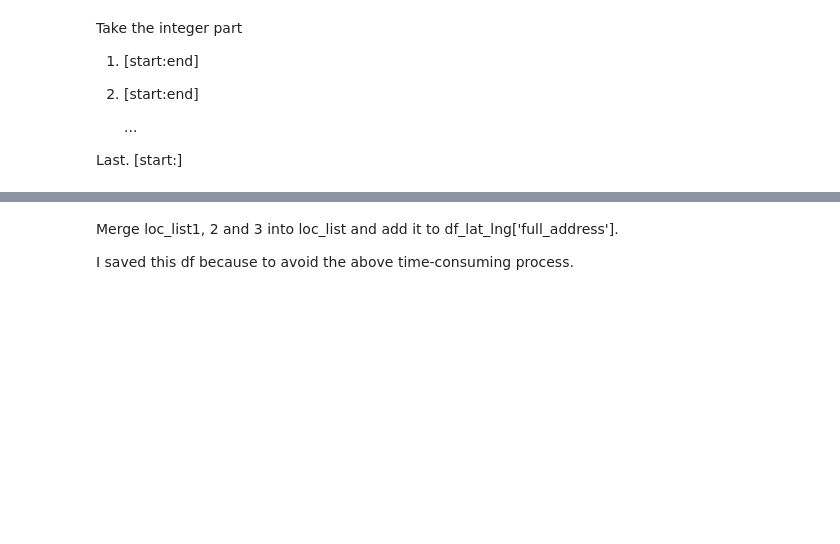
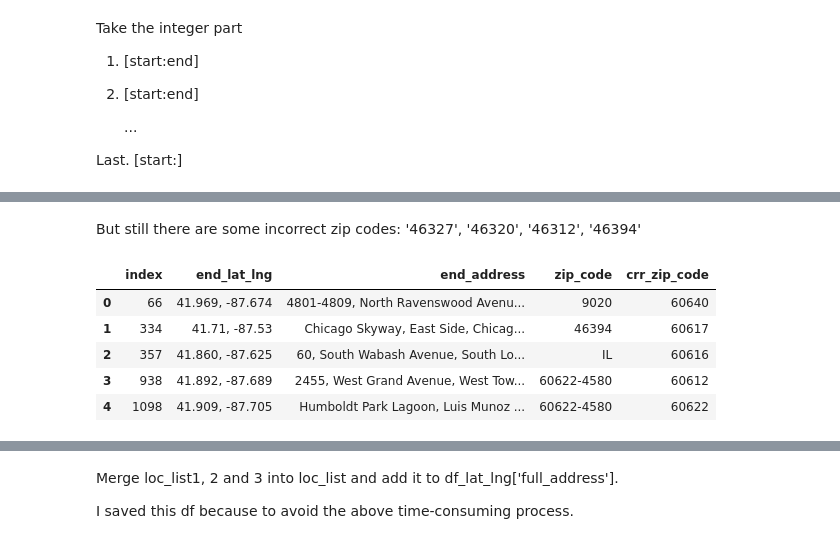
Before and after one commit to slothpunch/Portfolio, a Jupyter notebook: 5. Google Data Analytics/search_zip_codes.ipynb, the cells around one changed output, grey strips where cells are left out. Cells and saved outputs as stored; diff of their text form; code cells hidden in the pictures; blank space fills up the shorter version.

```diff
--- a/5. Google Data Analytics/search_zip_codes.ipynb
+++ b/5. Google Data Analytics/search_zip_codes.ipynb
@@ -351,0 +409,11 @@ df2.head(1)
+# %% [markdown]
+But still there are some incorrect zip codes: '46327', '46320', '46312', '46394'
+# %%
+df_end_wrg_dict.head()
+# %% [output]
+|  | index | end_lat_lng | end_address | zip_code | crr_zip_code |
+| 0 | 66 | 41.969, -87.674 | 4801-4809, North Ravenswood Avenu... | 9020 | 60640 |
+| 1 | 334 | 41.71, -87.53 | Chicago Skyway, East Side, Chicag... | 46394 | 60617 |
+| 2 | 357 | 41.860, -87.625 | 60, South Wabash Avenue, South Lo... | IL | 60616 |
+| 3 | 938 | 41.892, -87.689 | 2455, West Grand Avenue, West Tow... | 60622-4580 | 60612 |
+| 4 | 1098 | 41.909, -87.705 | Humboldt Park Lagoon, Luis Munoz ... | 60622-4580 | 60622 |
```
Also changed, not shown: parts of 99 cells of this notebook.
